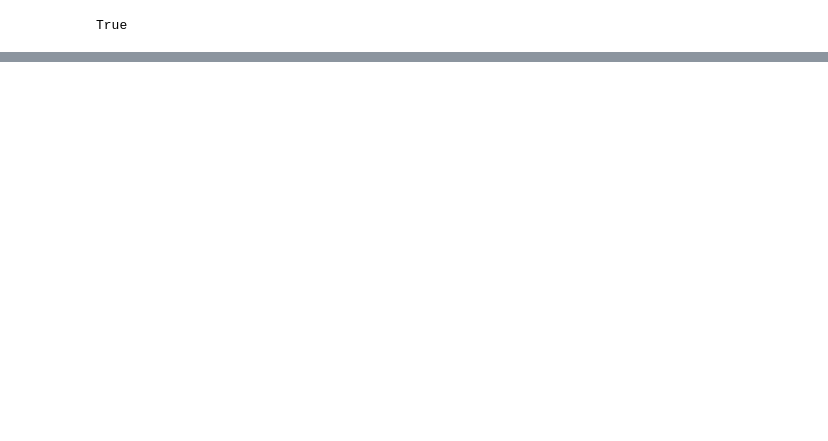
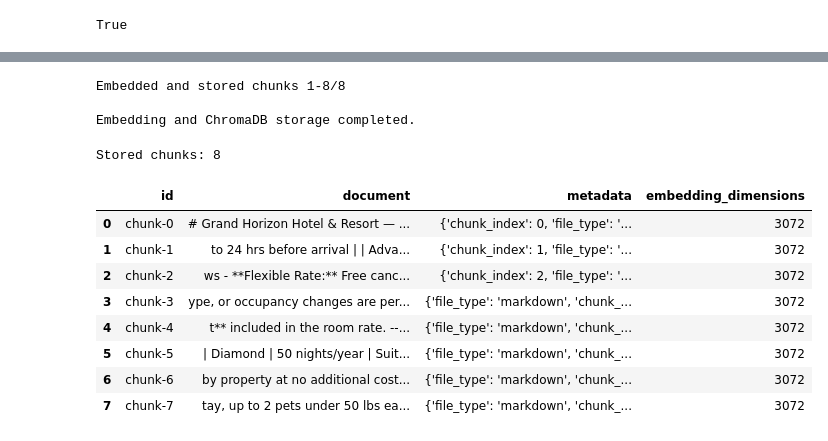
Before and after one commit to pasan-wijekoon/hotelmate-booking-engine-copilot, a Jupyter notebook: backend/experiments/notebook.ipynb, the cells around one changed output, grey strips where cells are left out. Cells and saved outputs as stored; diff of their text form; code cells hidden in the pictures; blank space fills up the shorter version.

```diff
--- a/backend/experiments/notebook.ipynb
+++ b/backend/experiments/notebook.ipynb
@@ -44,0 +255,51 @@ client = GeminiChatClient(
+# %%
+await ingest_documents(chunks)
+# %% [output]
+Embedded and stored chunks 1-8/8
+
+Embedding and ChromaDB storage completed.
+# %%
+# Re-fetch the hotelmate_knowledge collection (already created by `chroma_client`
+# above) -- reuse the existing client instead of creating a new one, so we don't
+# overwrite the `client` variable that holds the GeminiChatClient used for the agent.
+collection = chroma_client.get_collection(COLLECTION_NAME)
+
+data = collection.get(
+    include=["documents", "embeddings", "metadatas"]
+)
+
+print(f"Stored chunks: {len(data['ids'])}")
+# %% [output]
+Stored chunks: 8
+# %%
+#visulaize above data using table
+import pandas as pd
+
+data = collection.get(
+    include=[
+        "documents",
+        "metadatas",
+        "embeddings"
+    ]
+)
+
+df = pd.DataFrame({
+    "id": data["ids"],
+    "document": data["documents"],
+    "metadata": data["metadatas"],
+    "embedding_dimensions": [
+        len(e) for e in data["embeddings"]
+    ]
+})
+
+df
+# %% [output]
+|  | id | document | metadata | embedding_dimensions |
+| 0 | chunk-0 | # Grand Horizon Hotel & Resort — ... | {'chunk_index': 0, 'file_type': '... | 3072 |
+| 1 | chunk-1 | to 24 hrs before arrival | | Adva... | {'chunk_index': 1, 'file_type': '... | 3072 |
+| 2 | chunk-2 | ws - **Flexible Rate:** Free canc... | {'chunk_index': 2, 'file_type': '... | 3072 |
+| 3 | chunk-3 | ype, or occupancy changes are per... | {'file_type': 'markdown', 'chunk_... | 3072 |
+| 4 | chunk-4 | t** included in the room rate. --... | {'file_type': 'markdown', 'chunk_... | 3072 |
+| 5 | chunk-5 | | Diamond | 50 nights/year | Suit... | {'file_type': 'markdown', 'chunk_... | 3072 |
+| 6 | chunk-6 | by property at no additional cost... | {'file_type': 'markdown', 'chunk_... | 3072 |
+| 7 | chunk-7 | tay, up to 2 pets under 50 lbs ea... | {'file_type': 'markdown', 'chunk_... | 3072 |
```
Also changed, not shown: parts of 32 cells of this notebook, 6 other files.
